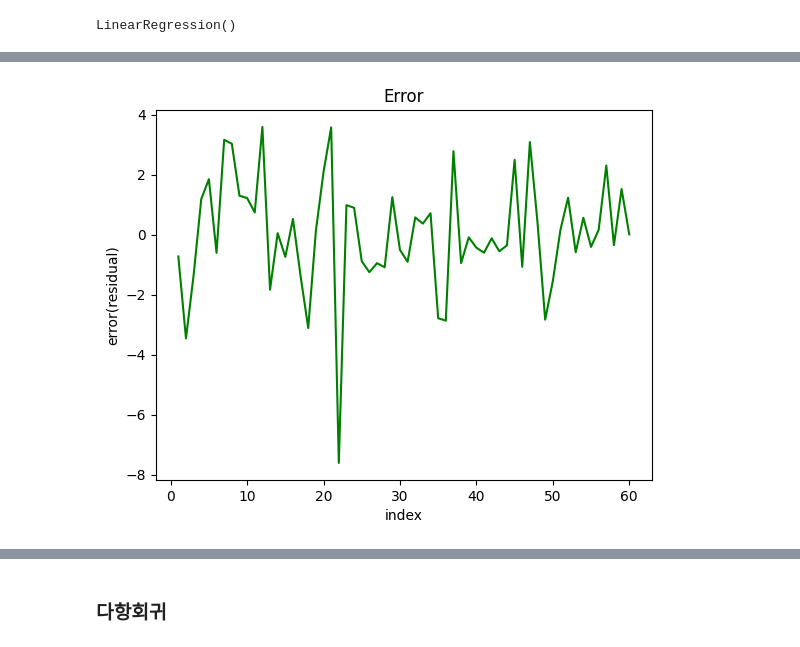
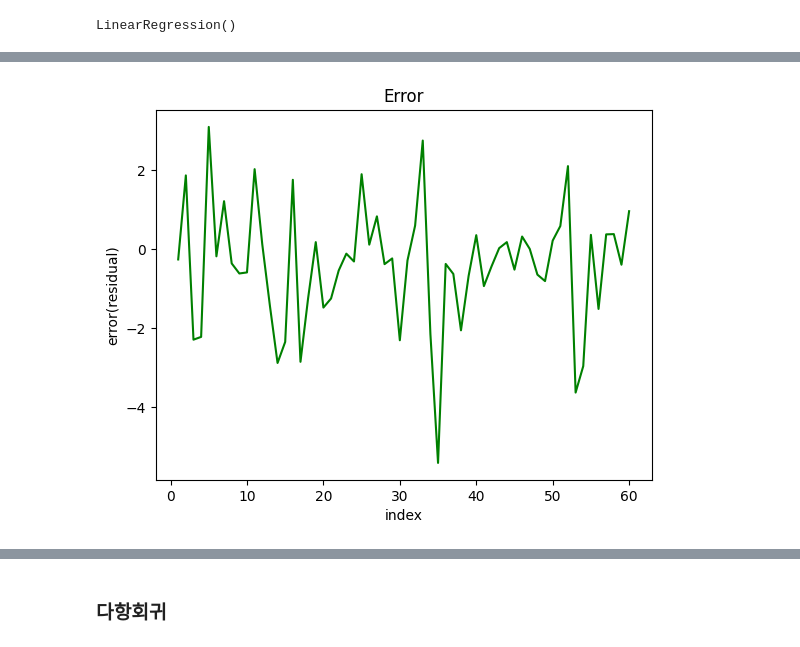
Before and after one commit to jiminxchris/pythonmlproject20260424, a Jupyter notebook: 01_회귀_광고.ipynb, the cells around one changed output, grey strips where cells are left out. Saved outputs shown, nothing was run; the diff lists cells and outputs as text; code cells hidden in the pictures.

```diff
--- a/01_회귀_광고.ipynb
+++ b/01_회귀_광고.ipynb
@@ -254,6 +254,7 @@ sns.boxplot(X_data2)
 from sklearn.model_selection import train_test_split
 
 # TODO:YOUR_CODE_HERE
+X_train2, X_test2, y_train2, y_test2 = train_test_split(X_data2, y_data2, test_size=0.3, random_state = 42)
 print(X_train2.shape, X_test2.shape, y_train2.shape, y_test2.shape)
 # %% [output]
 (140, 3) (60, 3) (140,) (60,)
@@ -262,7 +263,7 @@ print(X_train2.shape, X_test2.shape, y_train2.shape, y_test2.shape)
 # %%
 from sklearn.preprocessing import StandardScaler
 
-scaler = # TODO:YOUR_CODE_HERE
+scaler = StandardScaler() # TODO:YOUR_CODE_HERE
 
-X_train_scaled = scaler.# TODO:YOUR_CODE_HERE
-X_test_scaled = scaler.# TODO:YOUR_CODE_HERE
+X_train_scaled = scaler.fit_transform(X_train2)  # TODO:YOUR_CODE_HERE
+X_test_scaled = scaler.transform(X_test2)  # TODO:YOUR_CODE_HERE
@@ -271,8 +279,8 @@ X_test_scaled = scaler.# TODO:YOUR_CODE_HERE
 # %%
 from sklearn.linear_model import LinearRegression
 
-lr_model2 = # TODO:YOUR_CODE_HERE
-lr_model2.# TODO:YOUR_CODE_HERE
+lr_model2 = LinearRegression() # TODO:YOUR_CODE_HERE
+lr_model2.fit(X_train_scaled, y_train2) # TODO:YOUR_CODE_HERE
 # %% [output]
 LinearRegression()
 # %%
@@ -283,7 +291,7 @@ mlr.head()
 # %%
 # 실제값과 예측값의 오차를 그래프로 표현
 # %%
-y_pred2 = lr_model2.predict(X_train_scaled)
+y_pred2 = lr_model2.predict(X_test_scaled)
 c = [i for i in range(1, 61, 1)]
 
 plt.plot(c, y_test2, color = 'r')
@@ -295,14 +305,14 @@ plt.show()
 # %%
 # 오차 그래프로 시각화하기
 # %%
-error2 = # TODO:YOUR_CODE_HERE
+error2 = y_test2 - y_pred2 # TODO:YOUR_CODE_HERE
 plt.plot(c, error2, color ='g')
 plt.xlabel('index')
 plt.ylabel('error(residual)')
 plt.title('Error')
 plt.show()
 # %% [output]
-[figure, old version]
+[figure, new version]
 # %%
 print(f'MSE:{mean_squared_error(y_test2, y_pred2):.2f}')
 print(f'r2_score:{r2_score(y_test2, y_pred2):.2f}')
```
Also changed, not shown: parts of 20 cells of this notebook.
